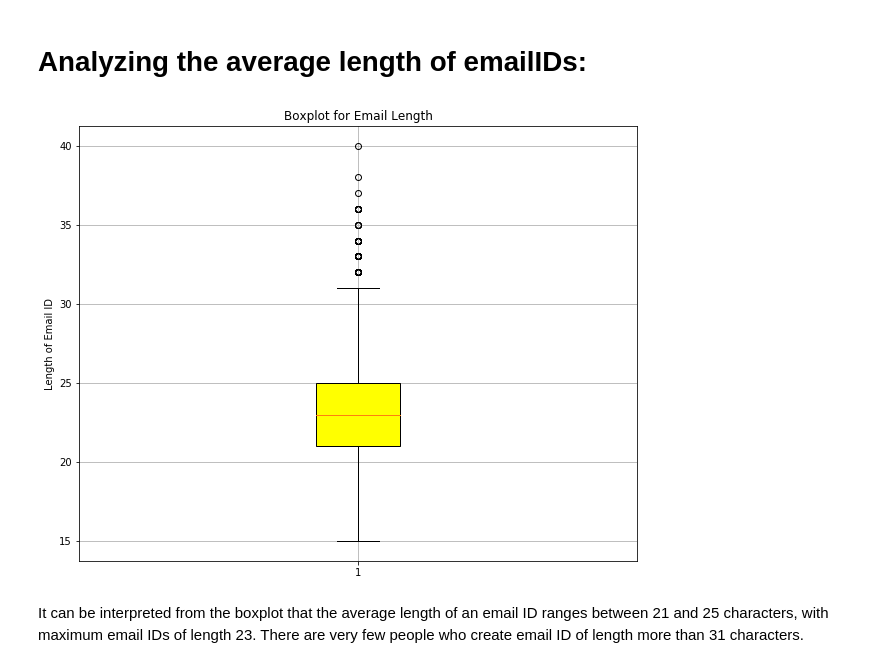
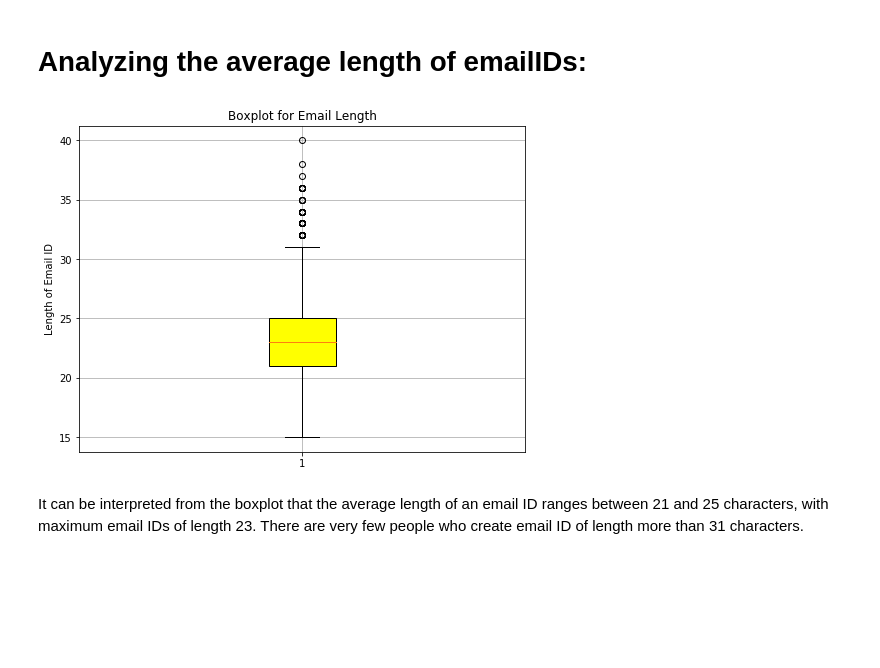
Before and after one commit to chetnakhanna16/oyewiki_ds_analysis, a Jupyter notebook: email_list_analysis.ipynb, the cells around one changed output. Saved outputs shown, nothing was run; the diff lists cells and outputs as text; code cells hidden in the pictures; blank space fills up the shorter version.

```diff
--- a/email_list_analysis.ipynb
+++ b/email_list_analysis.ipynb
@@ -91,13 +95,15 @@ for email in email_IDs:
 #print(email_length)
 # %%
 #plotting the boxplot for length of emailIDs
+fig = plt.figure(figsize = (8,6))
 box = plt.boxplot(email_length, patch_artist=True)
 box['boxes'][0].set_facecolor('yellow')
 plt.grid()
 plt.title("Boxplot for Email Length")
 plt.ylabel("Length of Email ID")
 plt.show()
+fig.savefig('boxplot_email.png', bbox_inches = "tight")
 # %% [output]
-[figure, old version]
+[figure, new version]
 # %% [markdown]
 It can be interpreted from the boxplot that the average length of an email ID ranges between 21 and 25 characters, with maximum email IDs of length 23. There are very few people who create email ID of length more than 31 characters.
```
Also changed, not shown: parts of 2 cells of this notebook, 3 other files.
